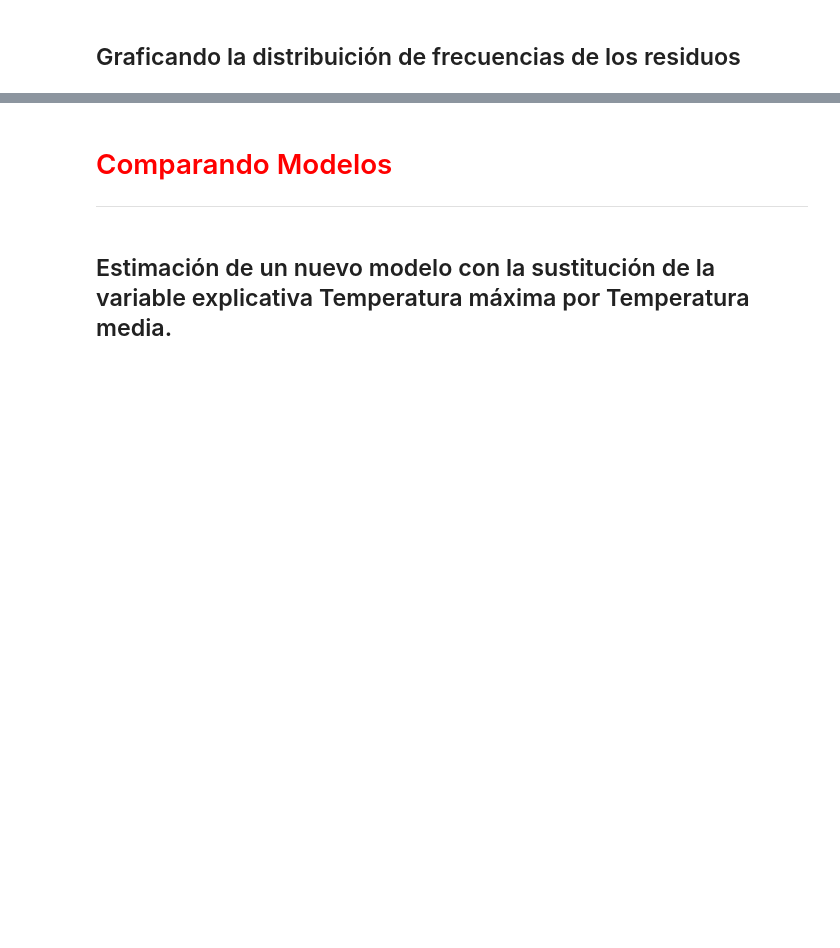
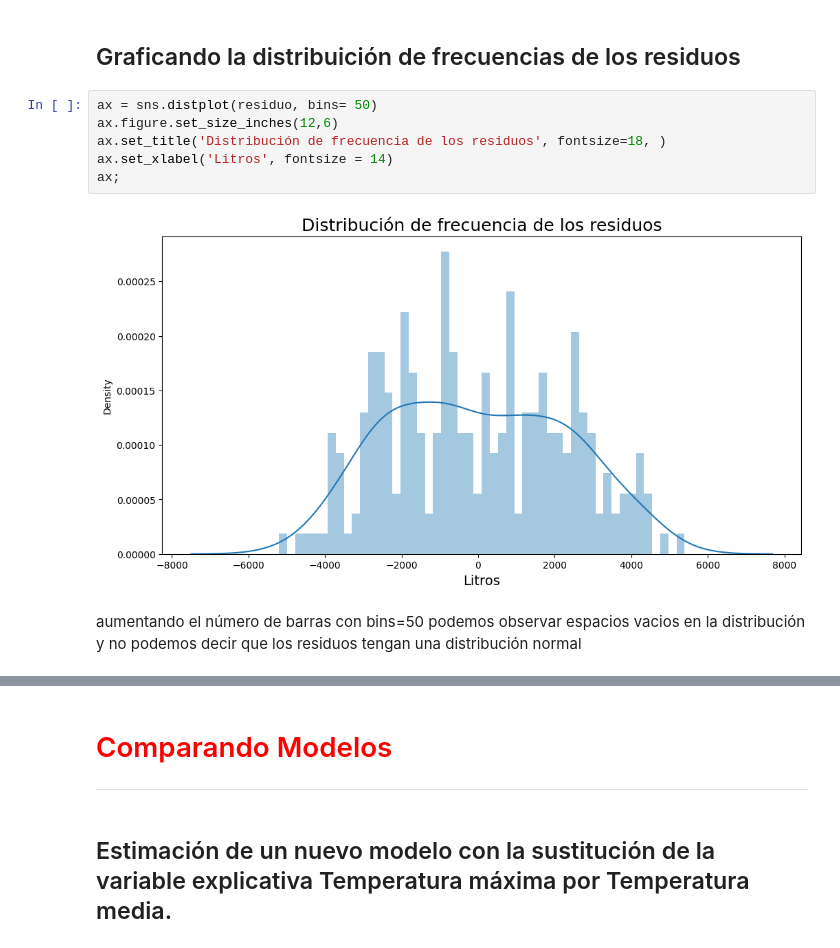
Before and after one commit to JuanPerezMolina/machine_learning_regresion_lineal_correlaciones, a Jupyter notebook: 231102-1_1ml_regresion_lineal_correlaciones.ipynb, the cells around one changed output, grey strips where cells are left out. Saved outputs shown, nothing was run; the diff lists cells and outputs as text; blank space fills up the shorter version.

```diff
--- a/231102-1_1ml_regresion_lineal_correlaciones.ipynb
+++ b/231102-1_1ml_regresion_lineal_correlaciones.ipynb
@@ -649,2 +692,12 @@ Fuente: Econometria Básica - 5ª edición - Gujarati y Porter
 # %% [markdown]
 ## Graficando la distribuición de frecuencias de los residuos
+# %%
+ax = sns.distplot(residuo, bins= 50)
+ax.figure.set_size_inches(12,6)
+ax.set_title('Distribución de frecuencia de los residuos', fontsize=18, )
+ax.set_xlabel('Litros', fontsize = 14)
+ax;
+# %% [output]
+[figure, added]
+# %% [markdown]
+aumentando el número de barras con bins=50 podemos observar espacios vacios en la distribución y no podemos decir que los residuos tengan una distribución normal
```
Also changed, not shown: parts of 40 cells of this notebook, 3 other files.
